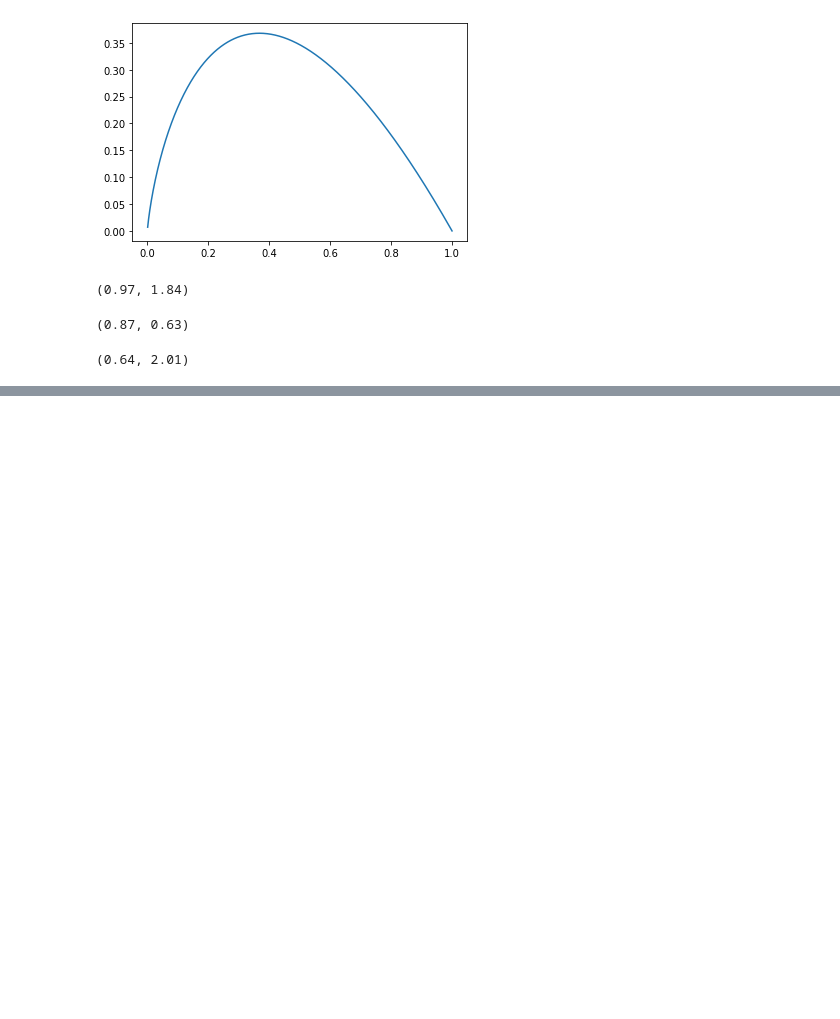
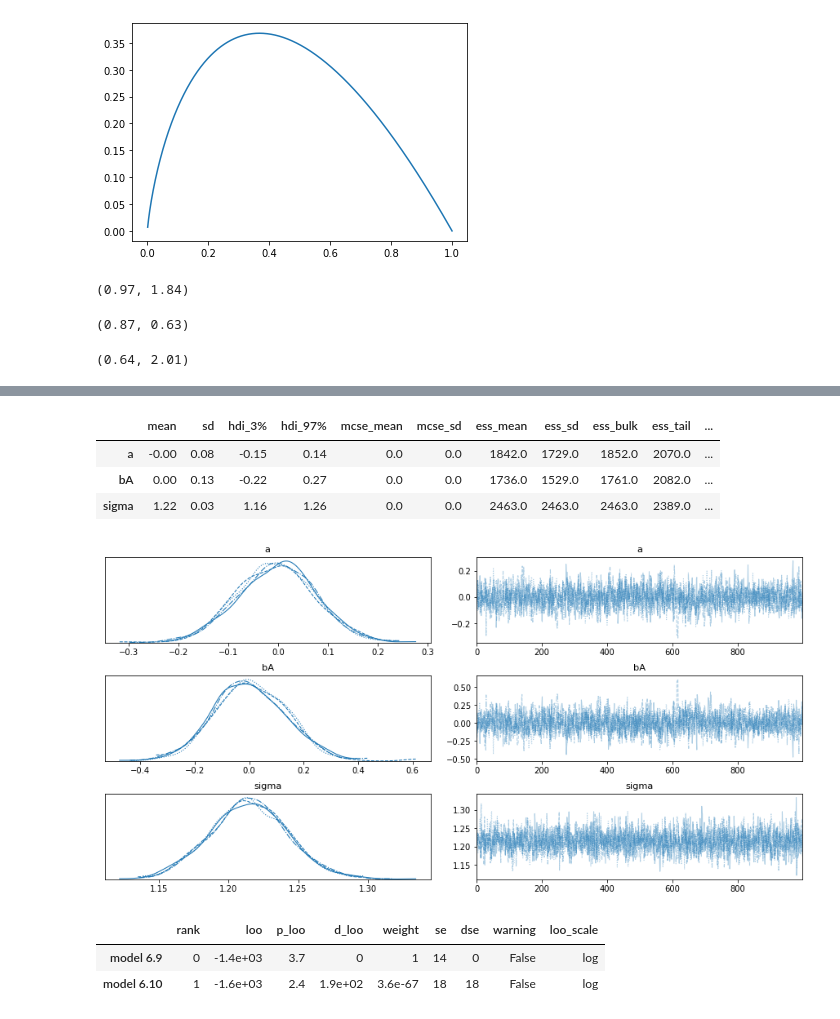
Before and after one commit to danhphan/bayesian-inferences, a Jupyter notebook: _00_rethink_stats_week4.ipynb, the cells around one changed output, grey strips where cells are left out. Drawn from its saved outputs; the diff is of its cells as text; code cells hidden in the pictures; blank space fills up the shorter version.

```diff
--- a/_00_rethink_stats_week4.ipynb
+++ b/_00_rethink_stats_week4.ipynb
@@ -83,0 +151,18 @@ kl_distance("Island 1", "Island 3"), kl_distance("Island 2", "Island 3")0.63)
+# %%
+# Model 6.10 from the book:
+
+with pm.Model() as model_610:
+    # Data
+    age = pm.Data("age", d["age"].values)
+    happiness = pm.Data("happiness", d["happiness"].values)
+    # Prior
+    a = pm.Normal("a", mu=0, sd=1)
+    bA = pm.Normal("bA", mu=0, sd=2)
+    sigma = pm.Exponential("sigma", lam=1)
+    # Regression
+    mu = a + bA * age
+    happy_hat = pm.Normal("happy_hat", mu=mu, sd=sigma, observed=happiness)
+    # Sampling
+    prior_610 = pm.sample_prior_predictive(samples=30)
+    trace_610 = pm.sample()
+    posterior_610 = pm.sample_posterior_predictive(trace_610)
@@ -83,0 +184,18 @@ kl_distance("Island 1", "Island 3"), kl_distance("Island 2", "Island 3")0.63)
+# %%
+az.summary(trace_610, credible_interval=0.89).round(2)
+# %% [output]
+|  | mean | sd | hdi_3% | hdi_97% | mcse_mean | mcse_sd | ess_mean | ess_sd | ess_bulk | ess_tail | ... |
+| a | -0.00 | 0.08 | -0.15 | 0.14 | 0.0 | 0.0 | 1842.0 | 1729.0 | 1852.0 | 2070.0 | ... |
+| bA | 0.00 | 0.13 | -0.22 | 0.27 | 0.0 | 0.0 | 1736.0 | 1529.0 | 1761.0 | 2082.0 | ... |
+| sigma | 1.22 | 0.03 | 1.16 | 1.26 | 0.0 | 0.0 | 2463.0 | 2463.0 | 2463.0 | 2389.0 | ... |
+# %%
+pm.traceplot(trace_610);
+# %% [output]
+[figure, added]
+# %%
+## Compare
+pm.compare({"model 6.10": trace_610, "model 6.9": trace_69})
+# %% [output]
+|  | rank | loo | p_loo | d_loo | weight | se | dse | warning | loo_scale |
+| model 6.9 | 0 | -1.4e+03 | 3.7 | 0 | 1 | 14 | 0 | False | log |
+| model 6.10 | 1 | -1.6e+03 | 2.4 | 1.9e+02 | 3.6e-67 | 18 | 18 | False | log |
```
Also changed, not shown: parts of 9 cells of this notebook.
